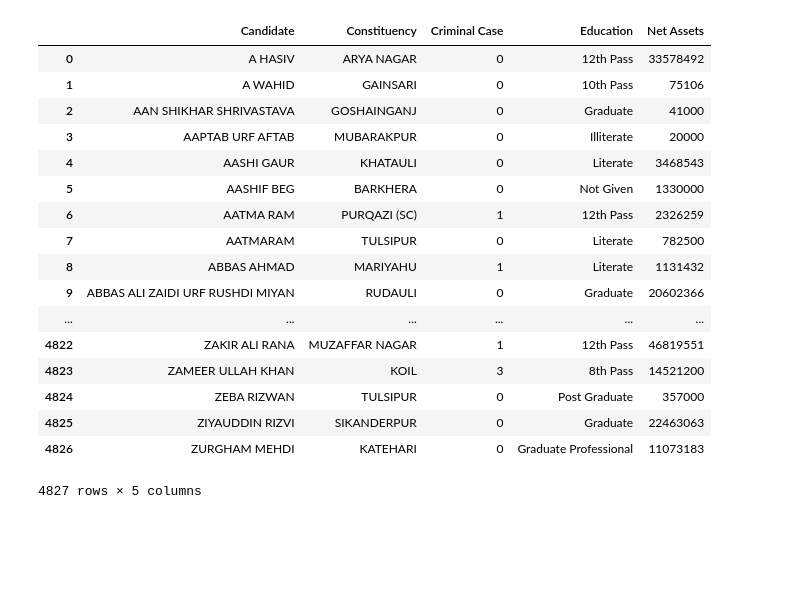
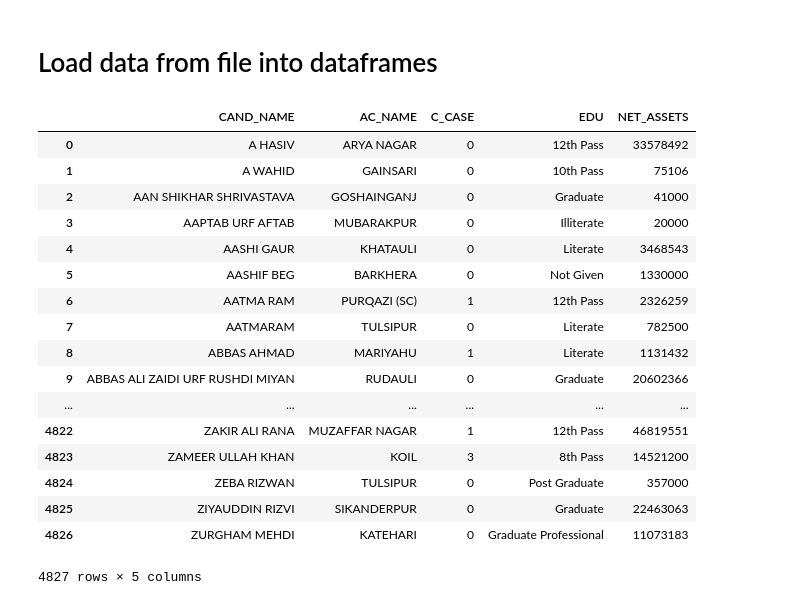
Before and after one commit to NehaAgarwal2598/election_parameters, a Jupyter notebook: election_analysis.ipynb, the cells around one changed output. Saved outputs shown, nothing was run; the diff lists cells and outputs as text; code cells hidden in the pictures; blank space fills up the shorter version.

Commit message:
Joined the dataframes

```diff
--- a/election_analysis.ipynb
+++ b/election_analysis.ipynb
@@ -5,23 +14,31 @@ fatal: destination path 'election_parameters' already exists and is not an empty
+# %% [markdown]
+# Load data from file into dataframes
 # %%
 import pandas as pd
 import numpy as np
 # %%
 colmn_list = ['Candidate', 'Constituency', 'Criminal Case', 'Education', 'Total Assets', 'Liabilities']
 
 def convert(x):
     return int(x.split()[1].replace(',', '').replace('~', ''))
 
-df1_myneta_17 = pd.read_excel('election_parameters/data/MyNeta_UP_Assembly_ELections_2017.xlsx',
+df1_cand_details = pd.read_excel('election_parameters/data/MyNeta_UP_Assembly_ELections_2017.xlsx',
                           usecols=colmn_list,
                           converters={'Candidate': lambda x:x.upper(),
                                      'Total Assets': convert,
                                      'Liabilities': convert})
 
-df1_myneta_17['Net Assets'] = df1_myneta_17['Total Assets'] - df1_myneta_17['Liabilities']
-df1_myneta_17 = df1_myneta_17.drop(columns=['Total Assets', 'Liabilities'])
-df1_myneta_17
+df1_cand_details['Net Assets'] = df1_cand_details['Total Assets'] - df1_cand_details['Liabilities']
+df1_cand_details = df1_cand_details.drop(columns=['Total Assets', 'Liabilities'])
+df1_cand_details.rename(columns={'Candidate': 'CAND_NAME',
+                                 'Constituency': 'AC_NAME',
+                                 'Criminal Case': 'C_CASE',
+                                 'Education': 'EDU',
+                                 'Net Assets': 'NET_ASSETS'},
+                        inplace=True)
+df1_cand_details
 # %% [output]
-|  | Candidate | Constituency | Criminal Case | Education | Net Assets |
+|  | CAND_NAME | AC_NAME | C_CASE | EDU | NET_ASSETS |
 | 0 | A HASIV | ARYA NAGAR | 0 | 12th Pass | 33578492 |
 | 1 | A WAHID | GAINSARI | 0 | 10th Pass | 75106 |
 | 2 | AAN SHIKHAR SHRIVASTAVA | GOSHAINGANJ | 0 | Graduate | 41000 |
```
Also changed, not shown: parts of 7 cells of this notebook.
